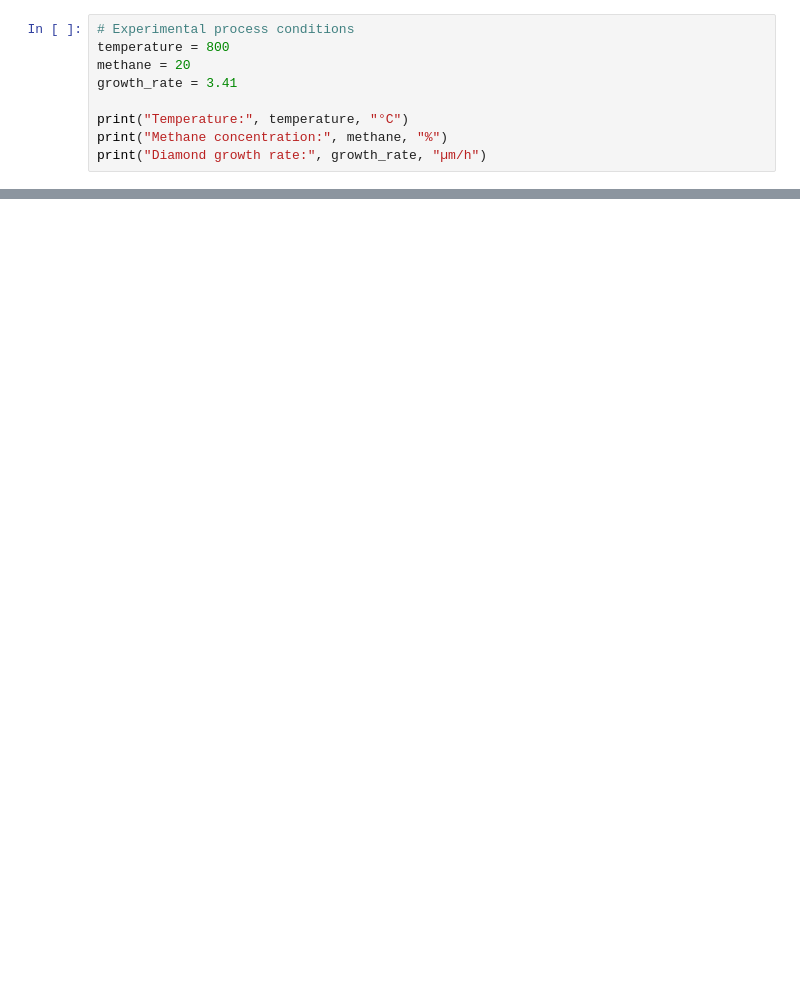
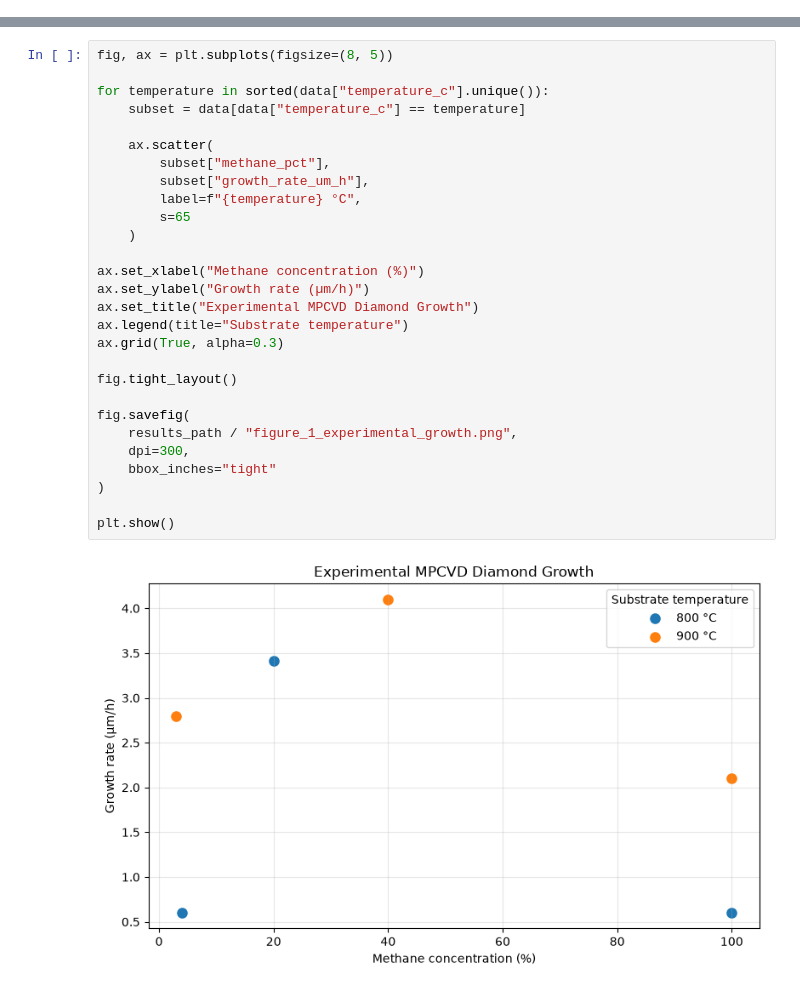
Before and after one commit to faseehatakolia/diamond-growth-optimisation, a Jupyter notebook: notebooks/01_exploratory_analysis.ipynb, the cells around one changed output, grey strips where cells are left out. Saved outputs shown, nothing was run; the diff lists cells and outputs as text; blank space fills up the shorter version.

Commit message:
Complete MPCVD diamond growth exploratory prototype v0.1

```diff
--- a/notebooks/01_exploratory_analysis.ipynb
+++ b/notebooks/01_exploratory_analysis.ipynb
@@ -509,9 +0,0 @@ Diamond thickness grown: 34.1 µm
-# %%
-# Experimental process conditions
-temperature = 800
-methane = 20
-growth_rate = 3.41
-
-print("Temperature:", temperature, "°C")
-print("Methane concentration:", methane, "%")
-print("Diamond growth rate:", growth_rate, "µm/h")
@@ -525,0 +104,30 @@ My Diamond Growth Optimisation Project is ready!
+# %%
+fig, ax = plt.subplots(figsize=(8, 5))
+
+for temperature in sorted(data["temperature_c"].unique()):
+    subset = data[data["temperature_c"] == temperature]
+
+    ax.scatter(
+        subset["methane_pct"],
+        subset["growth_rate_um_h"],
+        label=f"{temperature} °C",
+        s=65
+    )
+
+ax.set_xlabel("Methane concentration (%)")
+ax.set_ylabel("Growth rate (µm/h)")
+ax.set_title("Experimental MPCVD Diamond Growth")
+ax.legend(title="Substrate temperature")
+ax.grid(True, alpha=0.3)
+
+fig.tight_layout()
+
+fig.savefig(
+    results_path / "figure_1_experimental_growth.png",
+    dpi=300,
+    bbox_inches="tight"
+)
+
+plt.show()
+# %% [output]
+[figure, added]
```
Also changed, not shown: parts of 41 cells of this notebook, 16 other files.
